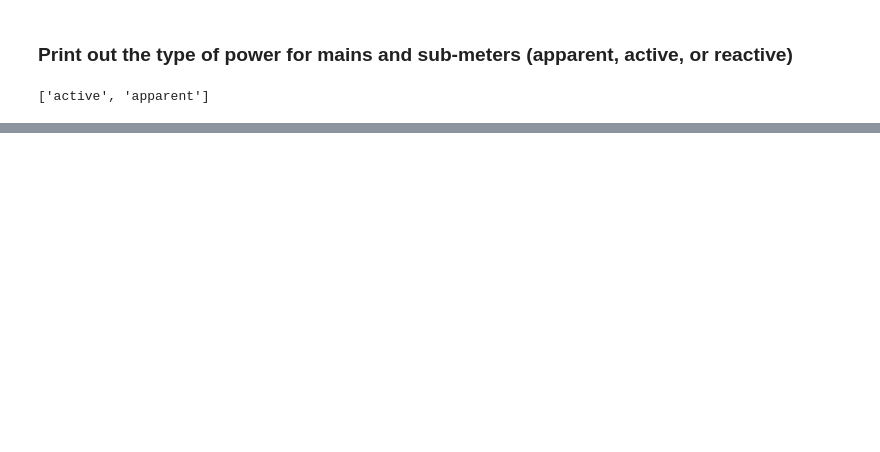
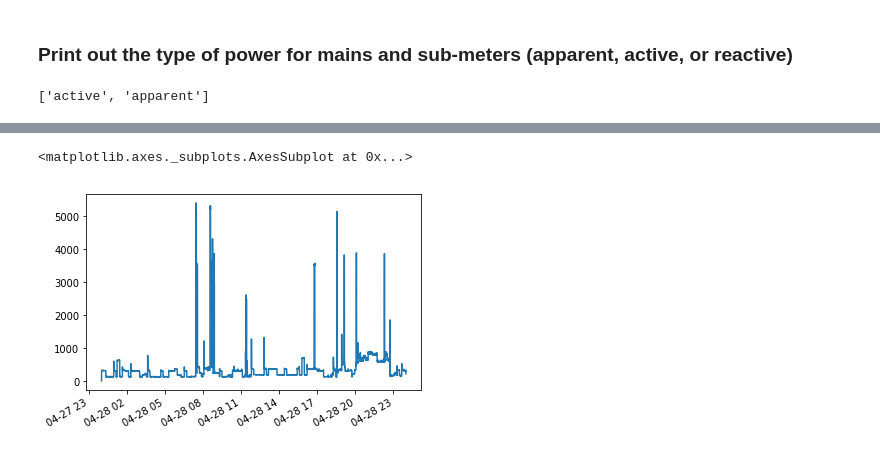
Before and after one commit to ozgurakyazi/Energy-Informatics-Lab-SS2018, a Jupyter notebook: 5-NILMTK/Group_E NILMTK.ipynb, the cells around one changed output, grey strips where cells are left out. Cells and saved outputs as stored; diff of their text form; code cells hidden in the pictures; blank space fills up the shorter version.

```diff
--- a/5-NILMTK/Group_E NILMTK.ipynb
+++ b/5-NILMTK/Group_E NILMTK.ipynb
@@ -53,0 +115,3 @@ elec.submeters().available_ac_types('power')
+# %%
+all_window = next(ukdale_window.buildings[1].elec.load())
+all_window.head()
@@ -53,0 +128,7 @@ elec.submeters().available_ac_types('power')
+# %%
+all_window['voltage'=='NaN']=0
+# %%
+all_window['power']['active'].plot()
+# %% [output]
+<matplotlib.axes._subplots.AxesSubplot at 0x...>
+[figure, added]
```
Also changed, not shown: parts of 16 cells of this notebook.
